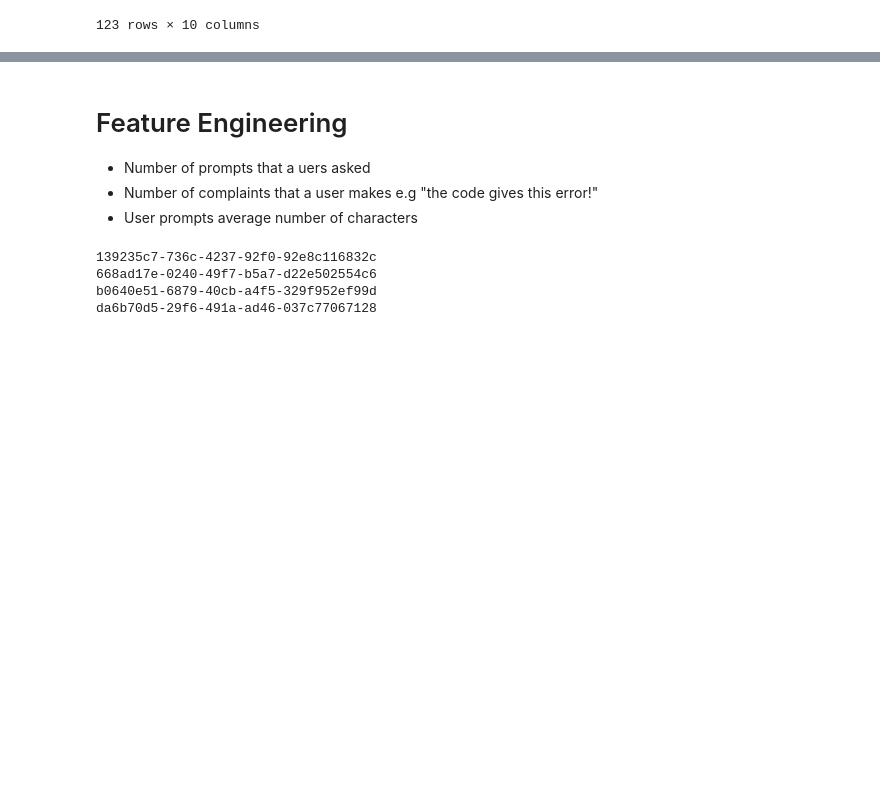
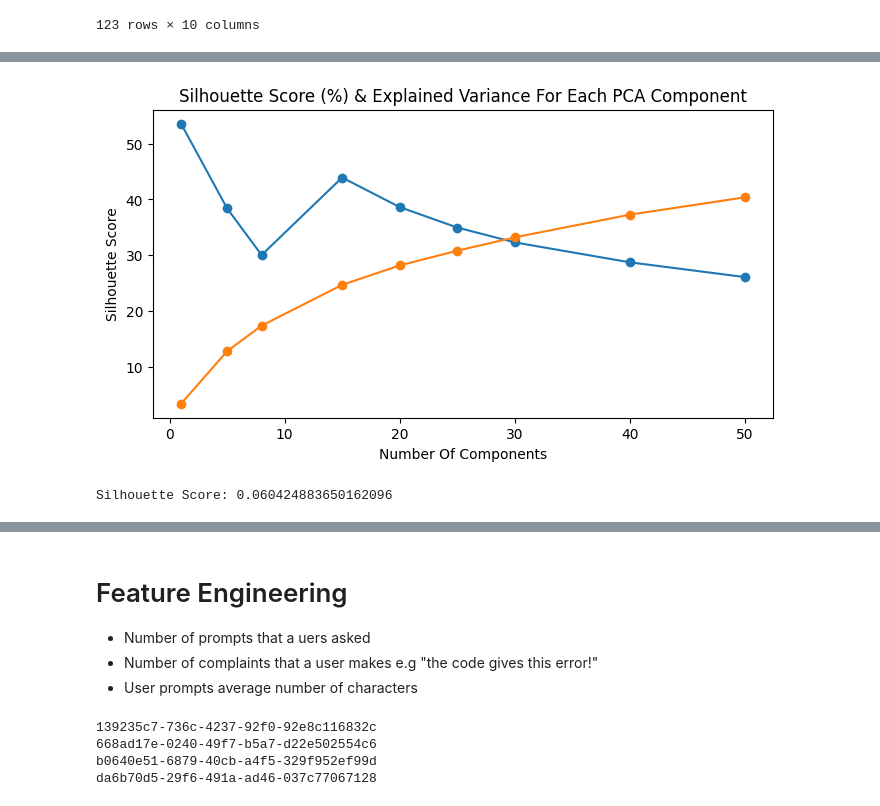
Before and after one commit to salihnuman/CS412_Project, a Jupyter notebook: hw_score_predict.ipynb, the cells around one changed output, grey strips where cells are left out. Drawn from its saved outputs; the diff is of its cells as text; code cells hidden in the pictures; blank space fills up the shorter version.

Commit message:
PCA, K-means, Agglomerative Clustering Implemented

```diff
--- a/hw_score_predict.ipynb
+++ b/hw_score_predict.ipynb
@@ -23,7 +23,7 @@ from sklearn.tree import DecisionTreeRegressor
 from sklearn.model_selection import train_test_split
 from sklearn.metrics import mean_squared_error, r2_score
 # %%
-data_path = "dataset/dataset/*.html"
+data_path = "../dataset/dataset/*.html"
 
 code2convos = dict()
 
@@ -242,3 +255,14 @@ question_mapping_scores
 | 121 | f8ec3336-fd48-4654-ad98-62ccfb96d096 | 0.173215 | 0.967321 | 1.000000 | 0.703987 | 0.942662 | 0.907417 | 1.000000 | 1.000000 | 0.782938 |
 | 122 | fb8de815-224c-4d06-9fd4-7156d1a9920d | 0.170293 | 0.712409 | 0.835236 | 0.760650 | 0.895230 | 0.943543 | 0.944887 | 0.844004 | 0.729632 |
 123 rows × 10 columns
+# %%
+# Transform a TF-IDF vectorizer to the prompts and answers
+prompts_answers_combined = [p + ' ' + a for p, a in zip(prompts, answers)]
+
+vectorizer = TfidfVectorizer()
+vectorizer = vectorizer.fit(prompts_answers_combined + questions)
+
+questions_TF_IDF = pd.DataFrame(vectorizer.transform(questions).toarray(), columns=vectorizer.get_feature_names_out())
+prompts_answers_TF_IDF = pd.DataFrame(vectorizer.transform(prompts_answers_combined).toarray(), columns=vectorizer.get_feature_names_out())
+prompts_TF_IDF = pd.DataFrame(vectorizer.transform(prompts).toarray(), columns=vectorizer.get_feature_names_out())
+prompts_TF_IDF.head()
@@ -244,0 +286,45 @@ question_mapping_scores
+# %%
+# Use PCA to reduce the dimensionality of the data
+import seaborn as sns
+from sklearn.decomposition import PCA
+from sklearn.cluster import KMeans
+from sklearn.metrics import silhouette_score
+components = [1,5,8,15,20,25,30,40,50]
+scores = []
+exp_variance = []
+for n in components:
+    pca = PCA(n_components = n, random_state=43)
+    pca.fit(pd.concat([prompts_TF_IDF, questions_TF_IDF]))
+    pca_df = pca.transform(prompts_TF_IDF)
+    exp_variance.append(pca.explained_variance_ratio_.sum() * 100)
+    #print('Explained Variance Ratio For n_components={} is {}'.format(n,pca.explained_variance_ratio_.sum() * 100))
+
+    #pca.fit(questions_TF_IDF)
+    pca_questions_TF_IDF = pca.transform(questions_TF_IDF)
+
+    kmeans = KMeans(n_clusters=9, random_state=43, init=pca_questions_TF_IDF, n_init=1).fit(pca_df)
+    silhouette = silhouette_score(pca_df, kmeans.labels_)
+    scores.append(silhouette * 100)
+
+plt.figure(figsize=(8,4))
+plt.plot(components, scores, marker='o')
+plt.plot(components, exp_variance, marker='o')
+plt.title('Silhouette Score (%) & Explained Variance For Each PCA Component'.format(n))
+plt.xlabel('Number Of Components')
+plt.ylabel('Silhouette Score')
+plt.show()
+# %% [output]
+[figure, added]
+# %%
+# Use K-means clustering with number of clusters = 9 since we have 9 questions
+
+kmeans_data = pd.concat([prompts_TF_IDF, questions_TF_IDF])
+
+# Clustering on prompts_TF_IDF
+kmeans = KMeans(n_clusters=9, random_state=0, init=questions_TF_IDF, n_init=1).fit(kmeans_data)
+
+# Get the silhouette score
+silhouette = silhouette_score(kmeans_data, kmeans.labels_)
+print(f"Silhouette Score: {silhouette}")
+# %% [output]
+Silhouette Score: 0.060424883650162096
```
Also changed, not shown: parts of 8 cells of this notebook.
